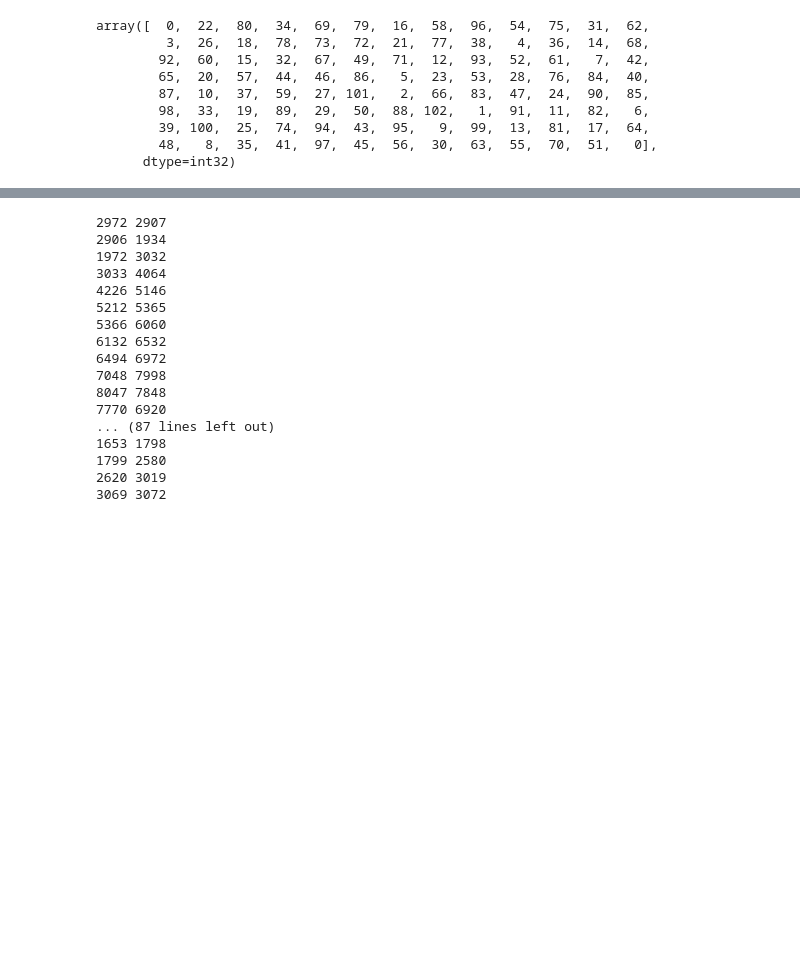
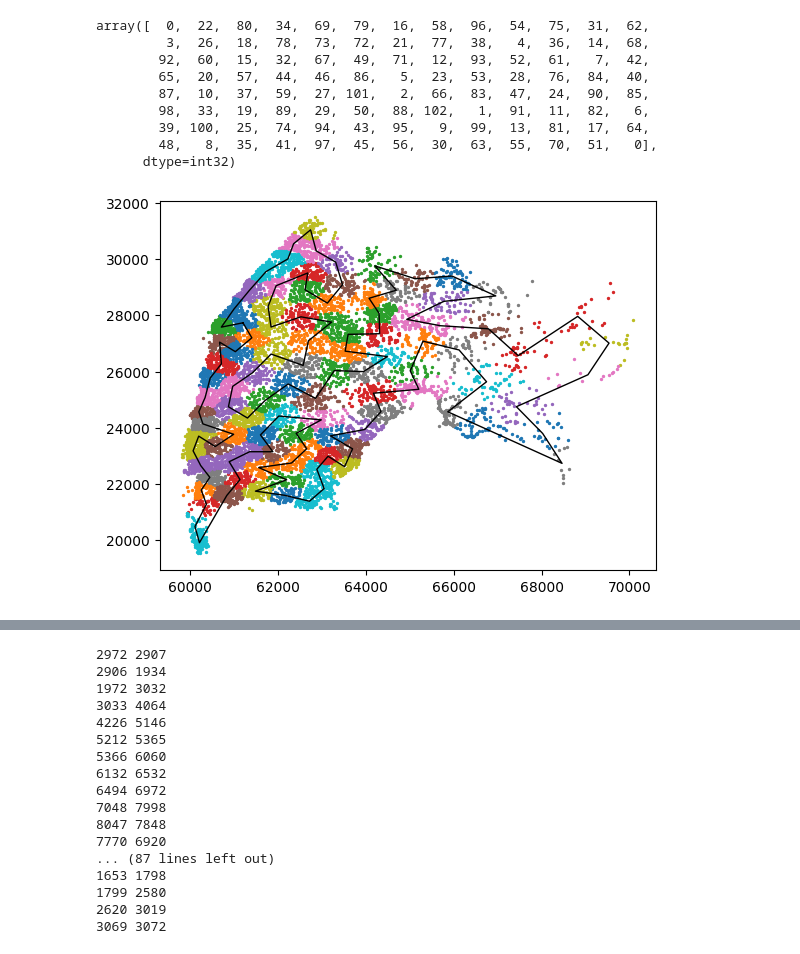
Before and after one commit to robinjoo1015/artificial-intelligence-2022-2, a Jupyter notebook: MIDTERM/SA_Large_20184757_주영석.ipynb, the cells around one changed output, grey strips where cells are left out. Saved outputs shown, nothing was run; the diff lists cells and outputs as text; code cells hidden in the pictures; blank space fills up the shorter version.

```diff
--- a/MIDTERM/SA_Large_20184757_주영석.ipynb
+++ b/MIDTERM/SA_Large_20184757_주영석.ipynb
@@ -445,3 +495,14 @@ array([  0,  22,  80,  34,  69,  79,  16,  58,  96,  54,  75,  31,  62,
         39, 100,  25,  74,  94,  43,  95,   9,  99,  13,  81,  17,  64,
         48,   8,  35,  41,  97,  45,  56,  30,  63,  55,  70,  51,   0],
       dtype=int32)
+# %%
+
+figure, ax = plt.subplots()
+for l in range(np.min(KMean.labels_), np.max(KMean.labels_)+1):
+    plt.scatter(coord_list[KMean.labels_ == l, 0], coord_list[KMean.labels_ == l,1], label=l, s=2)
+lines, = ax.plot(KMean.cluster_centers_[cluster_path, 0], KMean.cluster_centers_[cluster_path, 1], 'k-', linewidth=1)
+figure.canvas.draw()
+figure.canvas.flush_events()
+plt.show()
+# %% [output]
+[figure, added]
```
Also changed, not shown: parts of 15 cells of this notebook.
